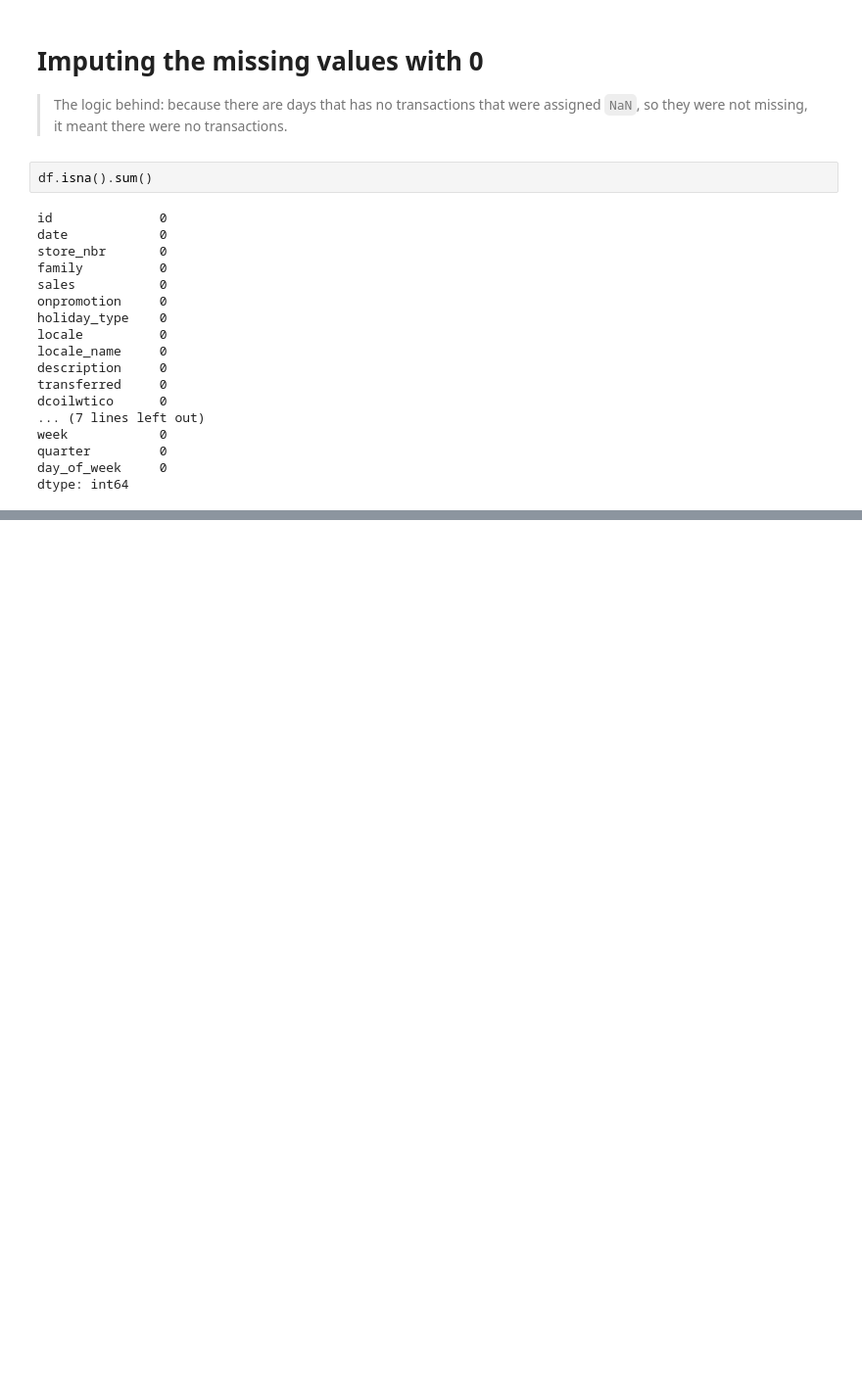
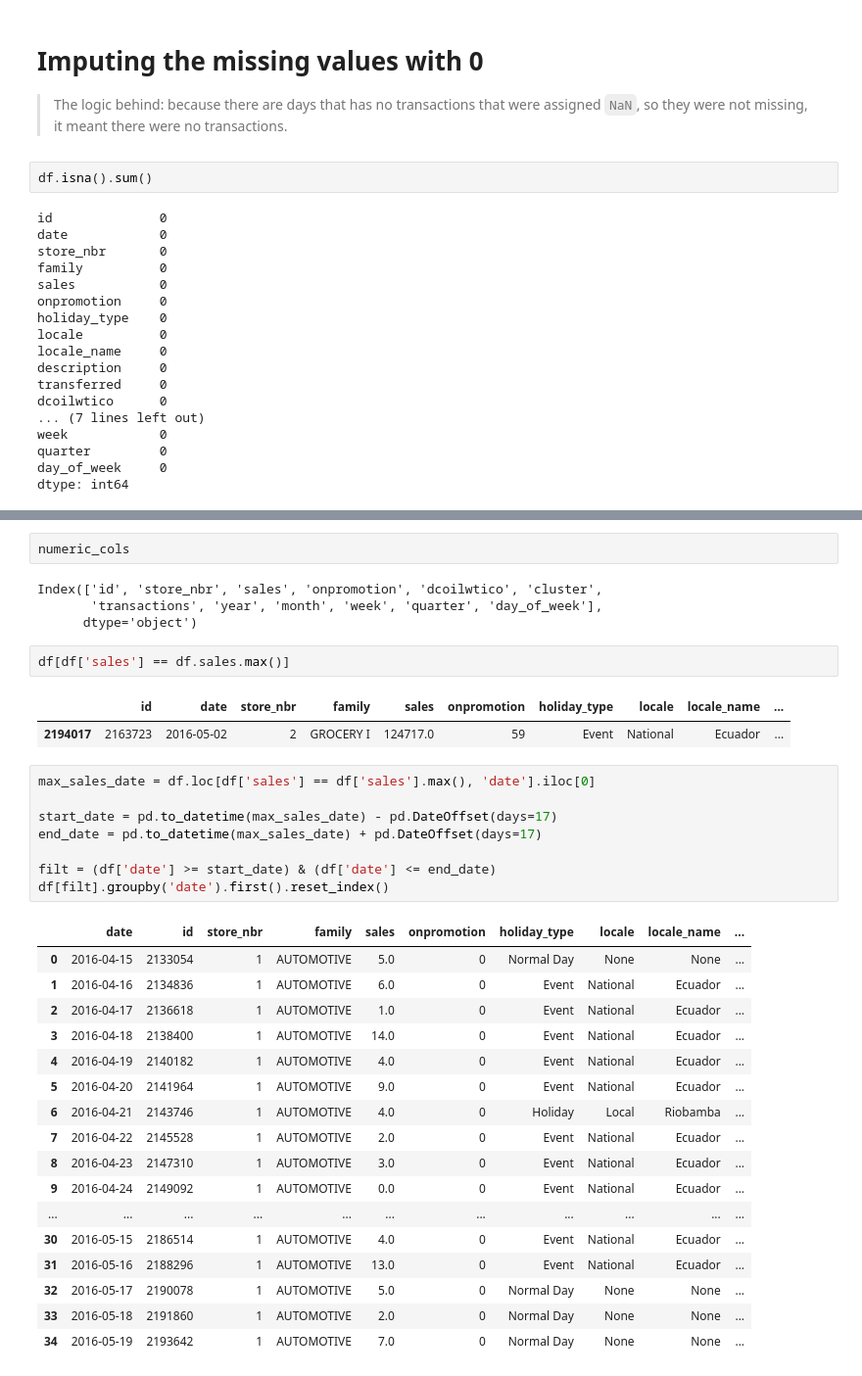
Before and after one commit to Seif-Eldin-Omar/sales-forecasting-optimization, a Jupyter notebook: notebooks/preprocessing_nb_1.ipynb, the cells around one changed output, grey strips where cells are left out. Shown at 98% size. Saved outputs shown, nothing was run; the diff lists cells and outputs as text; blank space fills up the shorter version.

```diff
--- a/notebooks/preprocessing_nb_1.ipynb
+++ b/notebooks/preprocessing_nb_1.ipynb
@@ -235,0 +261,37 @@ dtype: int64
+# %%
+numeric_cols
+# %% [output]
+Index(['id', 'store_nbr', 'sales', 'onpromotion', 'dcoilwtico', 'cluster',
+       'transactions', 'year', 'month', 'week', 'quarter', 'day_of_week'],
+      dtype='object')
+# %%
+df[df['sales'] == df.sales.max()]
+# %% [output]
+|  | id | date | store_nbr | family | sales | onpromotion | holiday_type | locale | locale_name | ... |
+| 2194017 | 2163723 | 2016-05-02 | 2 | GROCERY I | 124717.0 | 59 | Event | National | Ecuador | ... |
+# %%
+max_sales_date = df.loc[df['sales'] == df['sales'].max(), 'date'].iloc[0]
+
+start_date = pd.to_datetime(max_sales_date) - pd.DateOffset(days=17)
+end_date = pd.to_datetime(max_sales_date) + pd.DateOffset(days=17)
+
+filt = (df['date'] >= start_date) & (df['date'] <= end_date)
+df[filt].groupby('date').first().reset_index()
+# %% [output]
+|  | date | id | store_nbr | family | sales | onpromotion | holiday_type | locale | locale_name | ... |
+| 0 | 2016-04-15 | 2133054 | 1 | AUTOMOTIVE | 5.0 | 0 | Normal Day | None | None | ... |
+| 1 | 2016-04-16 | 2134836 | 1 | AUTOMOTIVE | 6.0 | 0 | Event | National | Ecuador | ... |
+| 2 | 2016-04-17 | 2136618 | 1 | AUTOMOTIVE | 1.0 | 0 | Event | National | Ecuador | ... |
+| 3 | 2016-04-18 | 2138400 | 1 | AUTOMOTIVE | 14.0 | 0 | Event | National | Ecuador | ... |
+| 4 | 2016-04-19 | 2140182 | 1 | AUTOMOTIVE | 4.0 | 0 | Event | National | Ecuador | ... |
+| 5 | 2016-04-20 | 2141964 | 1 | AUTOMOTIVE | 9.0 | 0 | Event | National | Ecuador | ... |
+| 6 | 2016-04-21 | 2143746 | 1 | AUTOMOTIVE | 4.0 | 0 | Holiday | Local | Riobamba | ... |
+| 7 | 2016-04-22 | 2145528 | 1 | AUTOMOTIVE | 2.0 | 0 | Event | National | Ecuador | ... |
+| 8 | 2016-04-23 | 2147310 | 1 | AUTOMOTIVE | 3.0 | 0 | Event | National | Ecuador | ... |
+| 9 | 2016-04-24 | 2149092 | 1 | AUTOMOTIVE | 0.0 | 0 | Event | National | Ecuador | ... |
+| ... | ... | ... | ... | ... | ... | ... | ... | ... | ... | ... |
+| 30 | 2016-05-15 | 2186514 | 1 | AUTOMOTIVE | 4.0 | 0 | Event | National | Ecuador | ... |
+| 31 | 2016-05-16 | 2188296 | 1 | AUTOMOTIVE | 13.0 | 0 | Event | National | Ecuador | ... |
+| 32 | 2016-05-17 | 2190078 | 1 | AUTOMOTIVE | 5.0 | 0 | Normal Day | None | None | ... |
+| 33 | 2016-05-18 | 2191860 | 1 | AUTOMOTIVE | 2.0 | 0 | Normal Day | None | None | ... |
+| 34 | 2016-05-19 | 2193642 | 1 | AUTOMOTIVE | 7.0 | 0 | Normal Day | None | None | ... |
```
Also changed, not shown: parts of 34 cells of this notebook.
